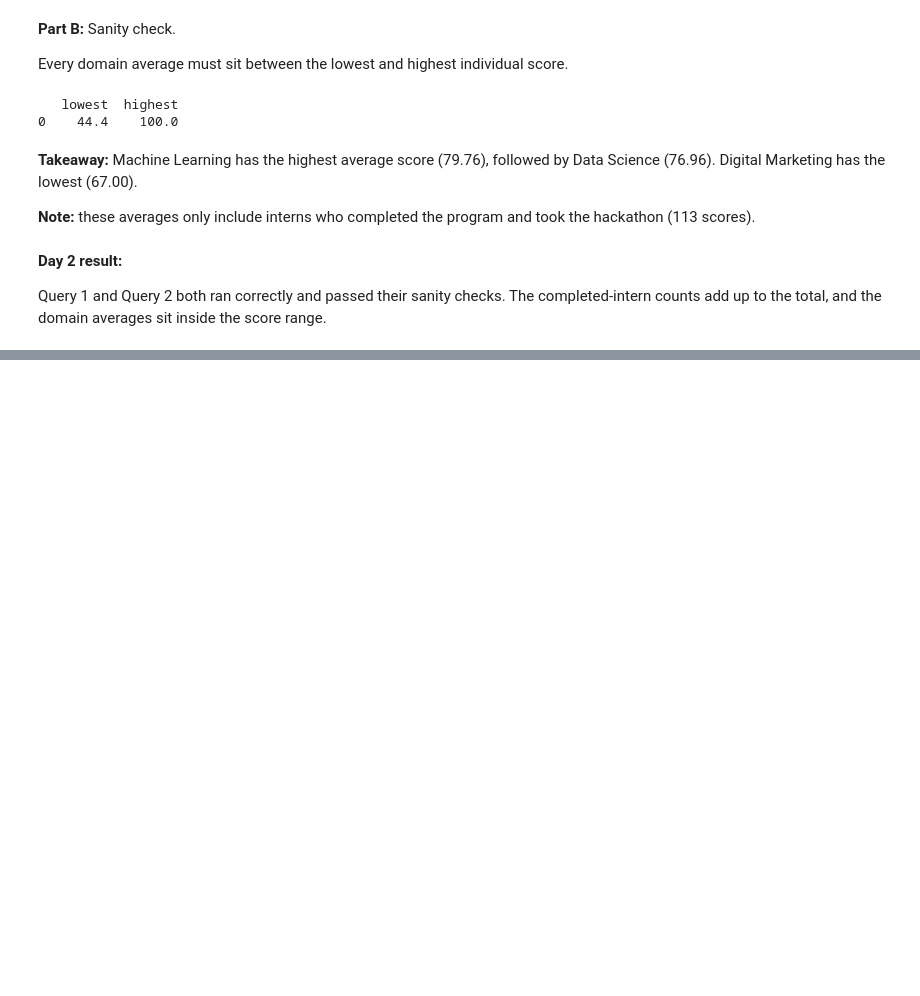
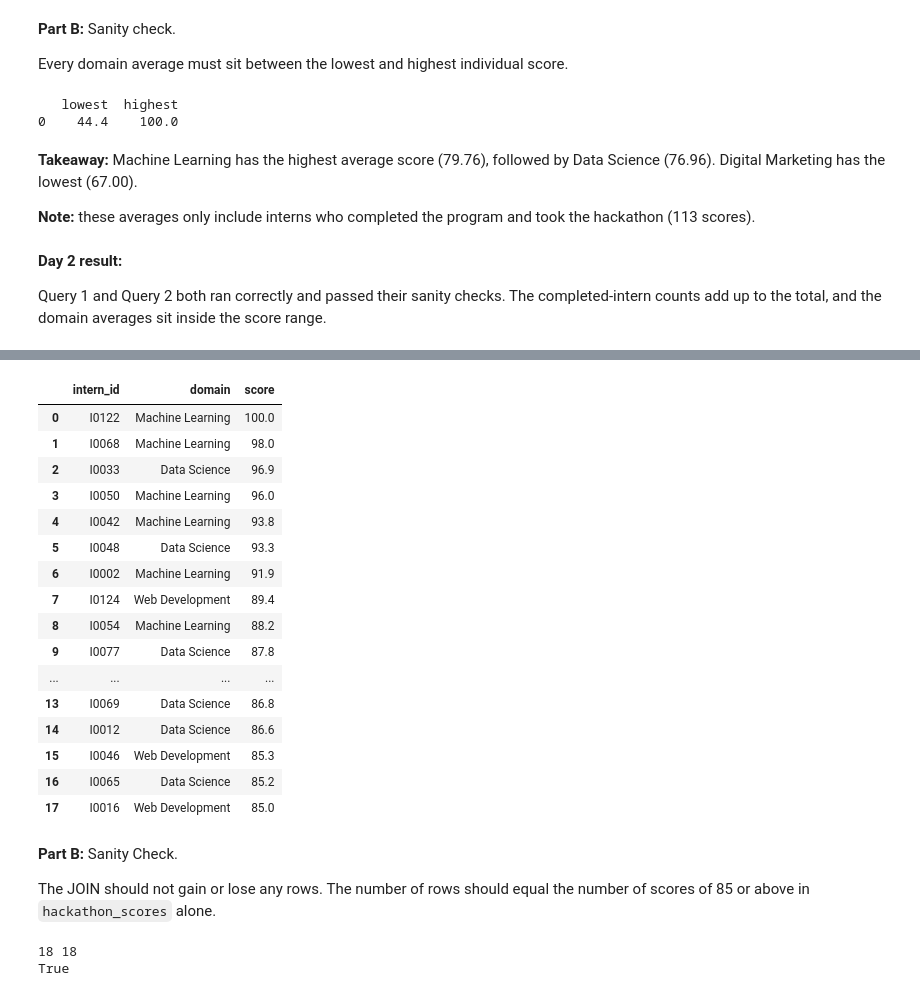
Before and after one commit to maryam-fatima123/applicants-data-cleaning, a Jupyter notebook: Week3_SQL_Queries_Maryam_Fatima.ipynb, the cells around one changed output, grey strips where cells are left out. Saved outputs shown, nothing was run; the diff lists cells and outputs as text; code cells hidden in the pictures; blank space fills up the shorter version.

Commit message:
Week 3 Day 3: top performers (JOIN) and conversion rate (LEFT JOIN)

```diff
--- a/Week3_SQL_Queries_Maryam_Fatima.ipynb
+++ b/Week3_SQL_Queries_Maryam_Fatima.ipynb
@@ -223,0 +239,39 @@ Query 1 and Query 2 both ran correctly and passed their sanity checks. The compl
+# %%
+q3 = pd.read_sql("""
+-- Lists interns who scored 85 or above, as candidates for showcase and certificates
+select i.intern_id, i.domain, h.score
+from interns i
+join hackathon_scores h on i.intern_id = h.intern_id
+where h.score>= 85
+order by h.score desc;
+""", engine)
+q3
+# %% [output]
+|  | intern_id | domain | score |
+| 0 | I0122 | Machine Learning | 100.0 |
+| 1 | I0068 | Machine Learning | 98.0 |
+| 2 | I0033 | Data Science | 96.9 |
+| 3 | I0050 | Machine Learning | 96.0 |
+| 4 | I0042 | Machine Learning | 93.8 |
+| 5 | I0048 | Data Science | 93.3 |
+| 6 | I0002 | Machine Learning | 91.9 |
+| 7 | I0124 | Web Development | 89.4 |
+| 8 | I0054 | Machine Learning | 88.2 |
+| 9 | I0077 | Data Science | 87.8 |
+| ... | ... | ... | ... |
+| 13 | I0069 | Data Science | 86.8 |
+| 14 | I0012 | Data Science | 86.6 |
+| 15 | I0046 | Web Development | 85.3 |
+| 16 | I0065 | Data Science | 85.2 |
+| 17 | I0016 | Web Development | 85.0 |
+# %% [markdown]
+**Part B:** Sanity Check.
+
+The JOIN should not gain or lose any rows. The number of rows should equal the number of scores of 85 or above in `hackathon_scores` alone.
+# %%
+n_high = pd.read_sql("Select count(*) as n from hackathon_scores where score >= 85;", engine)["n"][0]
+print(len(q3), n_high)                         # the two numbers should match
+print(len(q3) == n_high)                      # should print True
+# %% [output]
+18 18
+True
```
Also changed, not shown: parts of 9 cells of this notebook.
